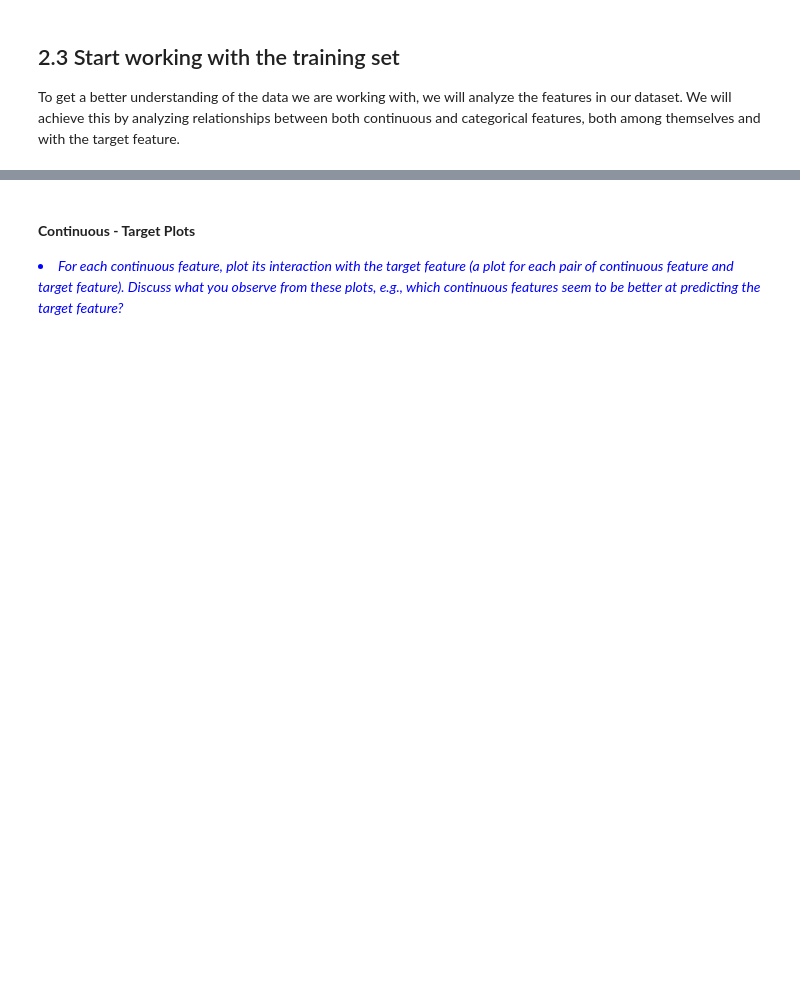
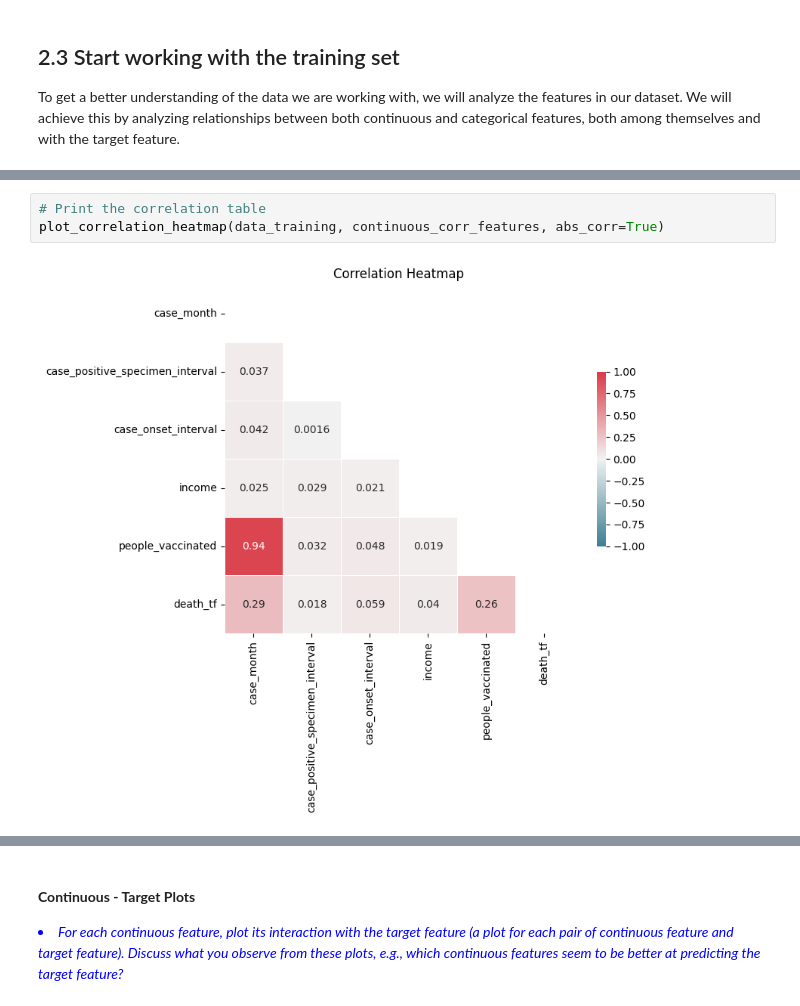
Before and after one commit to tlopesx/Assignment-2, a Jupyter notebook: 22202398_Submission/22202398-Homework2-Notebook.ipynb, the cells around one changed output, grey strips where cells are left out. Drawn from its saved outputs; the diff is of its cells as text; blank space fills up the shorter version.

```diff
--- a/22202398_Submission/22202398-Homework2-Notebook.ipynb
+++ b/22202398_Submission/22202398-Homework2-Notebook.ipynb
@@ -486,0 +591,5 @@ sns.heatmap(continuous_corr, annot=True, mask=cont_mask, cmap=cont_cmap, vmax=1,
+# %%
+# Print the correlation table
+plot_correlation_heatmap(data_training, continuous_corr_features, abs_corr=True)
+# %% [output]
+[figure, added]
```
Also changed, not shown: parts of 15 cells of this notebook.
